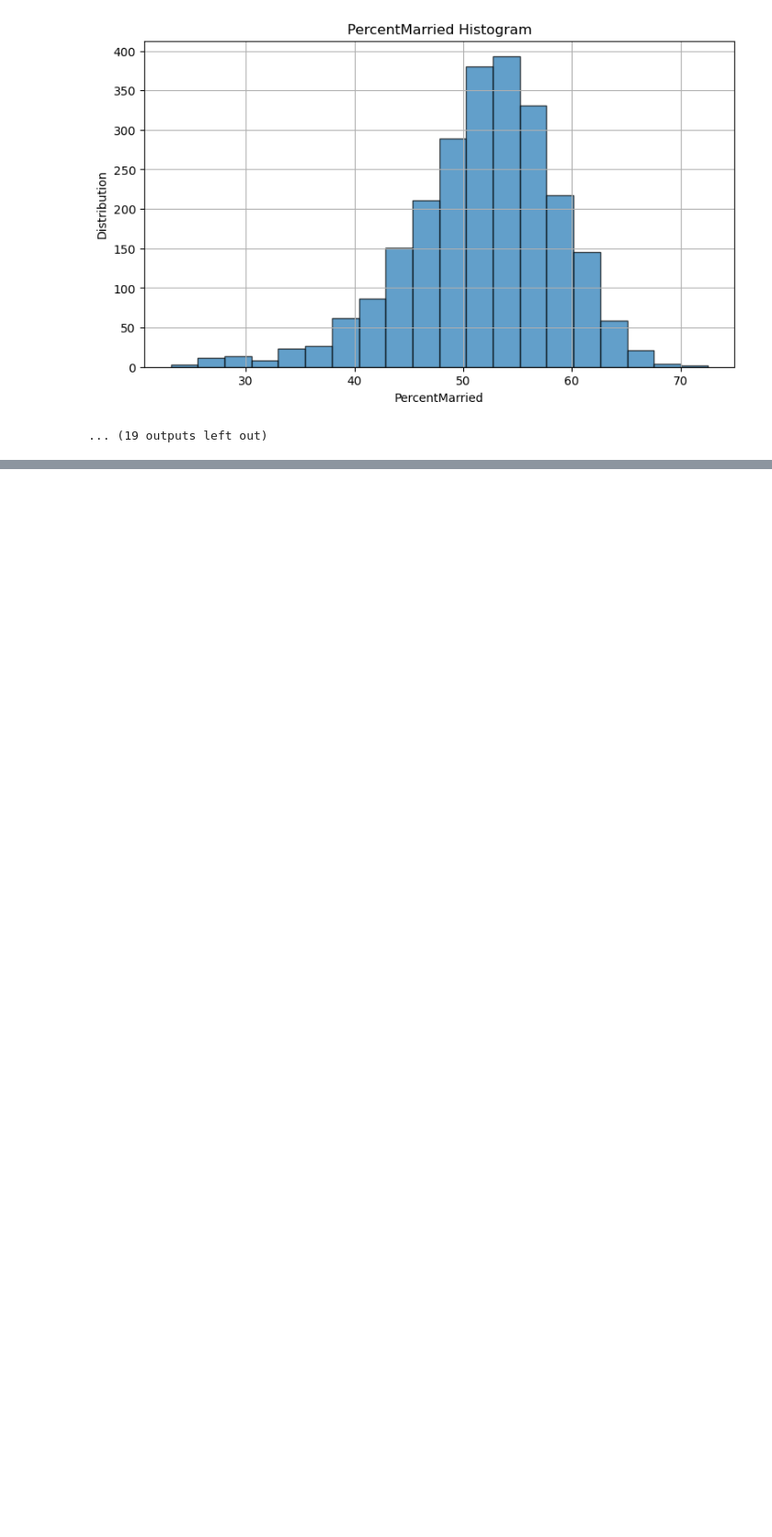
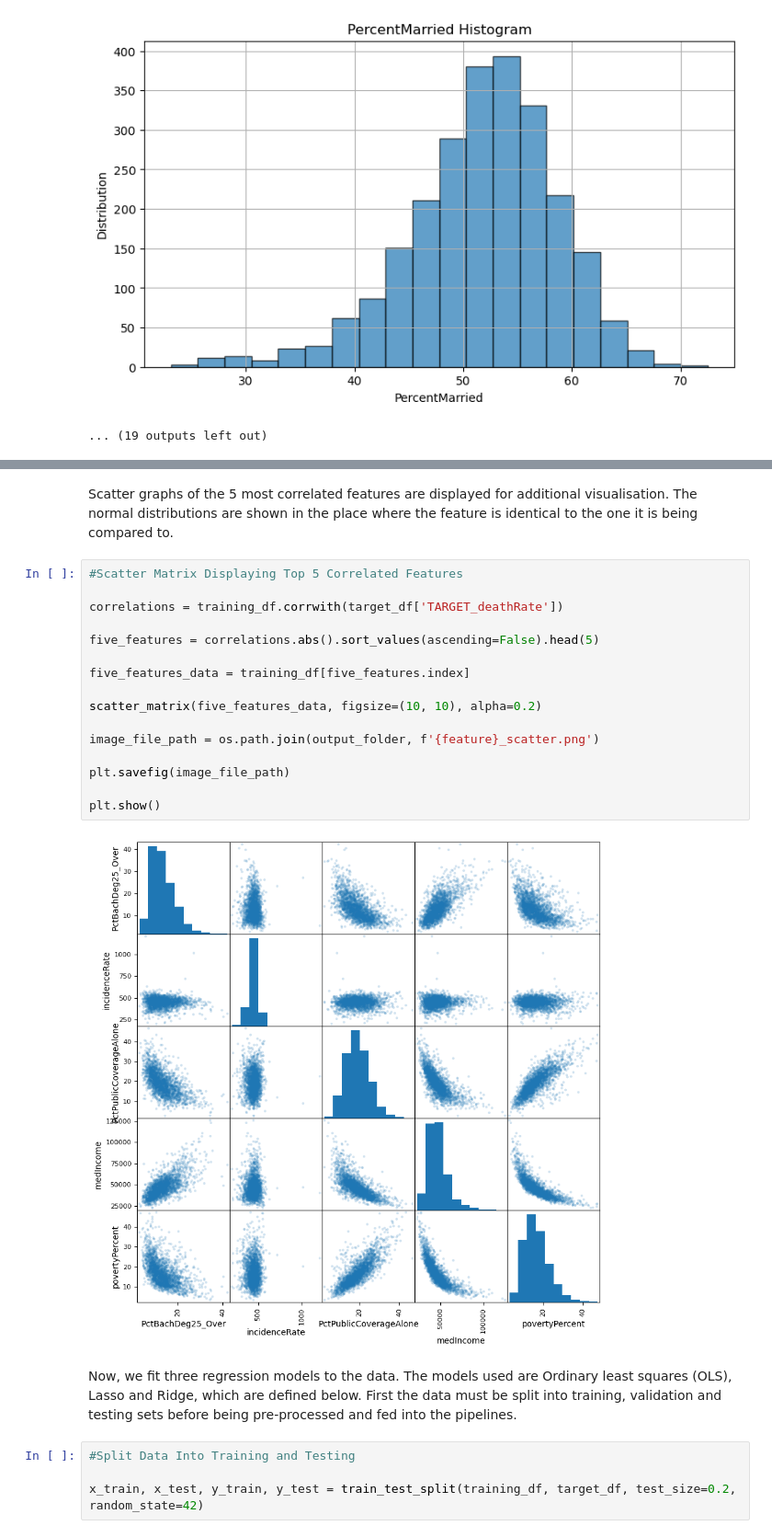
Before and after one commit to AymaneMebarki/Predicting-Cancer-Mortality-Rates-in-US-Counties, a Jupyter notebook: Predicting Cancer Mortality Rates.ipynb, the cells around one changed output, grey strips where cells are left out. Shown at 92% size. Cells and saved outputs as stored; diff of their text form; blank space fills up the shorter version.

```diff
--- a/Predicting Cancer Mortality Rates.ipynb
+++ b/Predicting Cancer Mortality Rates.ipynb
@@ -57,0 +131,27 @@ for feature in training_df.columns:
+# %% [markdown]
+Scatter graphs of the 5 most correlated features are displayed for additional visualisation. The normal distributions are shown in the place where the feature is identical to the one it is being compared to.
+# %%
+#Scatter Matrix Displaying Top 5 Correlated Features
+
+correlations = training_df.corrwith(target_df['TARGET_deathRate'])
+
+five_features = correlations.abs().sort_values(ascending=False).head(5)
+
+five_features_data = training_df[five_features.index]
+
+scatter_matrix(five_features_data, figsize=(10, 10), alpha=0.2)
+
+image_file_path = os.path.join(output_folder, f'{feature}_scatter.png')
+
+plt.savefig(image_file_path)
+
+plt.show()
+# %% [output]
+[figure, added]
+# %% [markdown]
+Now, we fit three regression models to the data. The models used are Ordinary least squares (OLS), Lasso and Ridge, which are defined below. First the data must be split into training, validation and testing sets before being pre-processed and
+fed into the pipelines.
+# %%
+#Split Data Into Training and Testing
+
+x_train, x_test, y_train, y_test = train_test_split(training_df, target_df, test_size=0.2, random_state=42)
```
Also changed, not shown: parts of 18 cells of this notebook.
